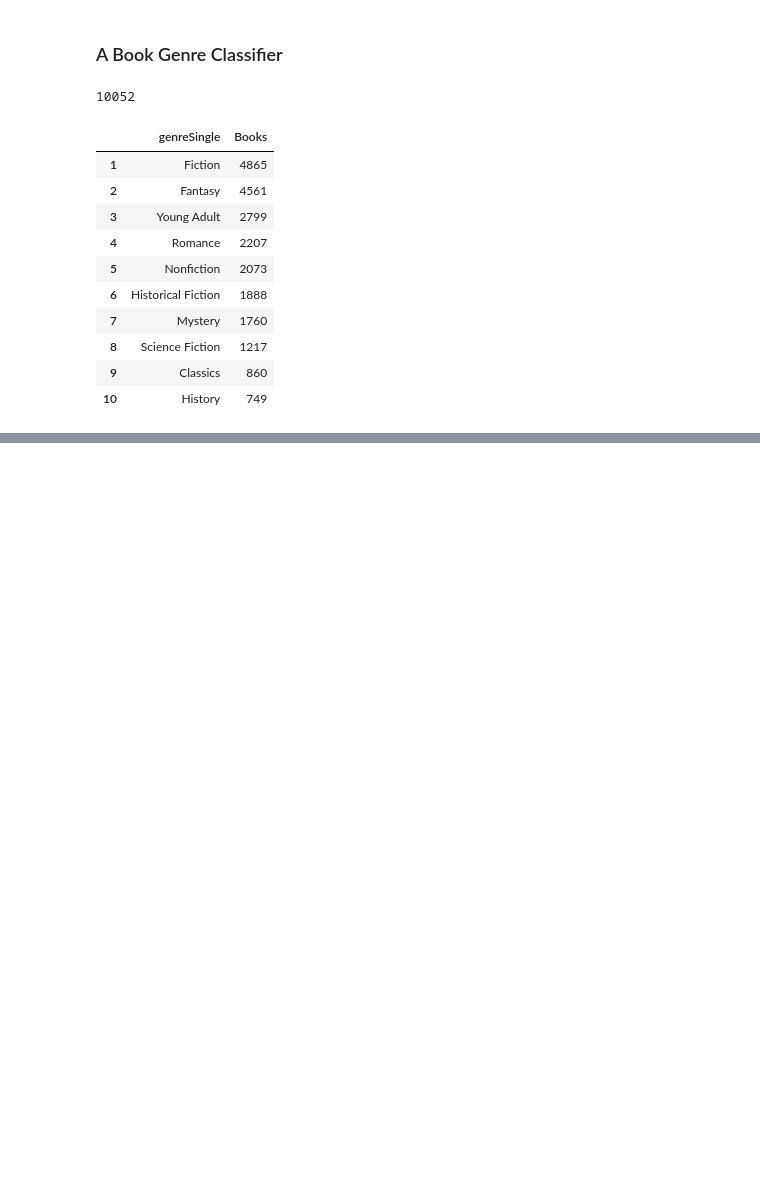
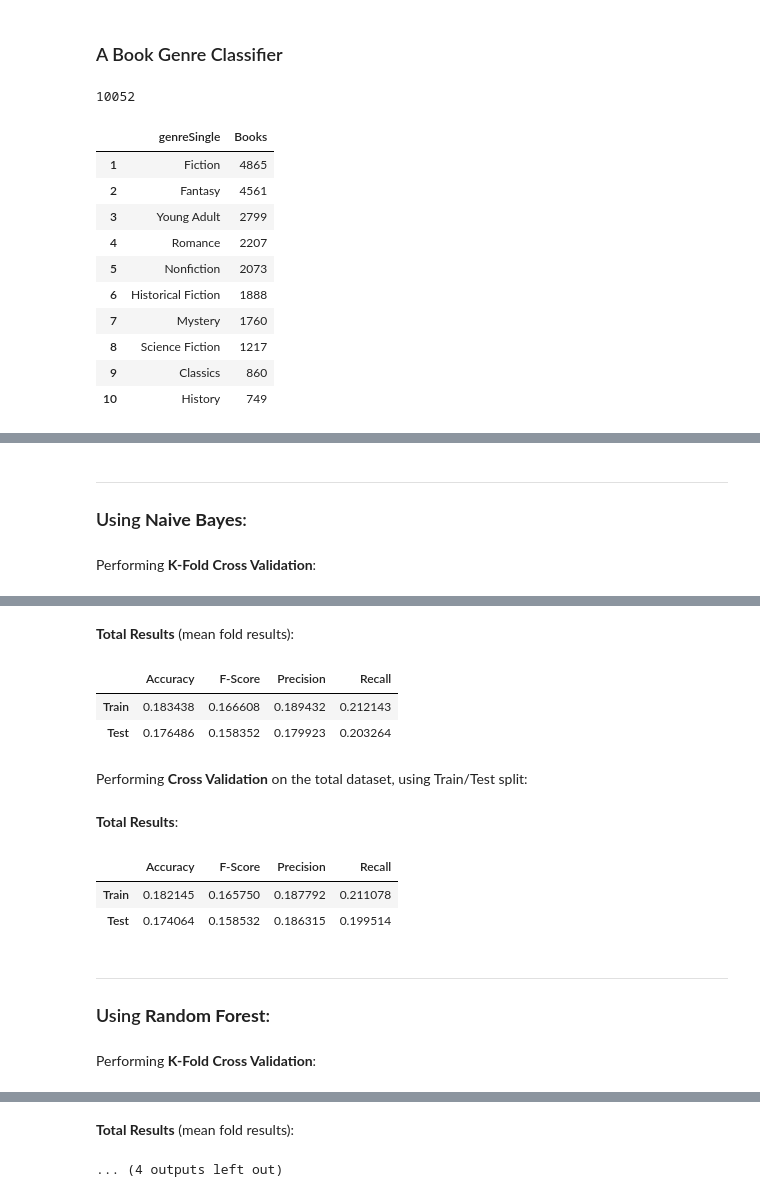
Before and after one commit to pspanoudakis/Data-Mining-Techniques-Projects, a Jupyter notebook: project2/GoodreadsBooks.ipynb, the cells around one changed output, grey strips where cells are left out. Cells and saved outputs as stored; diff of their text form; code cells hidden in the pictures; blank space fills up the shorter version.

Commit message:
Calculating & displaying metric scores

```diff
--- a/project2/GoodreadsBooks.ipynb
+++ b/project2/GoodreadsBooks.ipynb
@@ -795,0 +748,29 @@ Train Set Accuracy: 0.9997582058876866
+# %%
+for fn, name in (
+    (
+        lambda: GaussianNB(), 'Naive Bayes'
+    ),
+    (
+        lambda: RandomForestClassifier(
+            n_estimators=100,
+            n_jobs=-1,
+            criterion='gini',
+            verbose=False
+        ),'Random Forest'
+    )
+):
+    printMd(f'***\n ### Using **{name}**:')
+
+    printMd(f'Performing **K-Fold Cross Validation**:')
+    results = classifier.performKFold(k=10, modelFactory=fn, verbose=True)
+    printMd('**Total Results** (mean fold results):')
+    display(results)
+
+    printMd(f'Performing **Cross Validation** on the total dataset, using Train/Test split:')
+    results = classifier.performCrossValidation(modelFactory=fn)
+    printMd('**Total Results**:')
+    display(results)
+# %% [output]
+***
+ ### Using **Naive Bayes**:
+Performing **K-Fold Cross Validation**:
@@ -795,0 +778,12 @@ Train Set Accuracy: 0.9997582058876866
+**Total Results** (mean fold results):
+|  | Accuracy | F-Score | Precision | Recall |
+| Train | 0.183438 | 0.166608 | 0.189432 | 0.212143 |
+| Test | 0.176486 | 0.158352 | 0.179923 | 0.203264 |
+Performing **Cross Validation** on the total dataset, using Train/Test split:
+**Total Results**:
+|  | Accuracy | F-Score | Precision | Recall |
+| Train | 0.182145 | 0.165750 | 0.187792 | 0.211078 |
+| Test | 0.174064 | 0.158532 | 0.186315 | 0.199514 |
+***
+ ### Using **Random Forest**:
+Performing **K-Fold Cross Validation**:
@@ -795,0 +791,2 @@ Train Set Accuracy: 0.9997582058876866
+**Total Results** (mean fold results):
+... (4 outputs left out)
```
Also changed, not shown: parts of 5 cells of this notebook, 1 other file.
